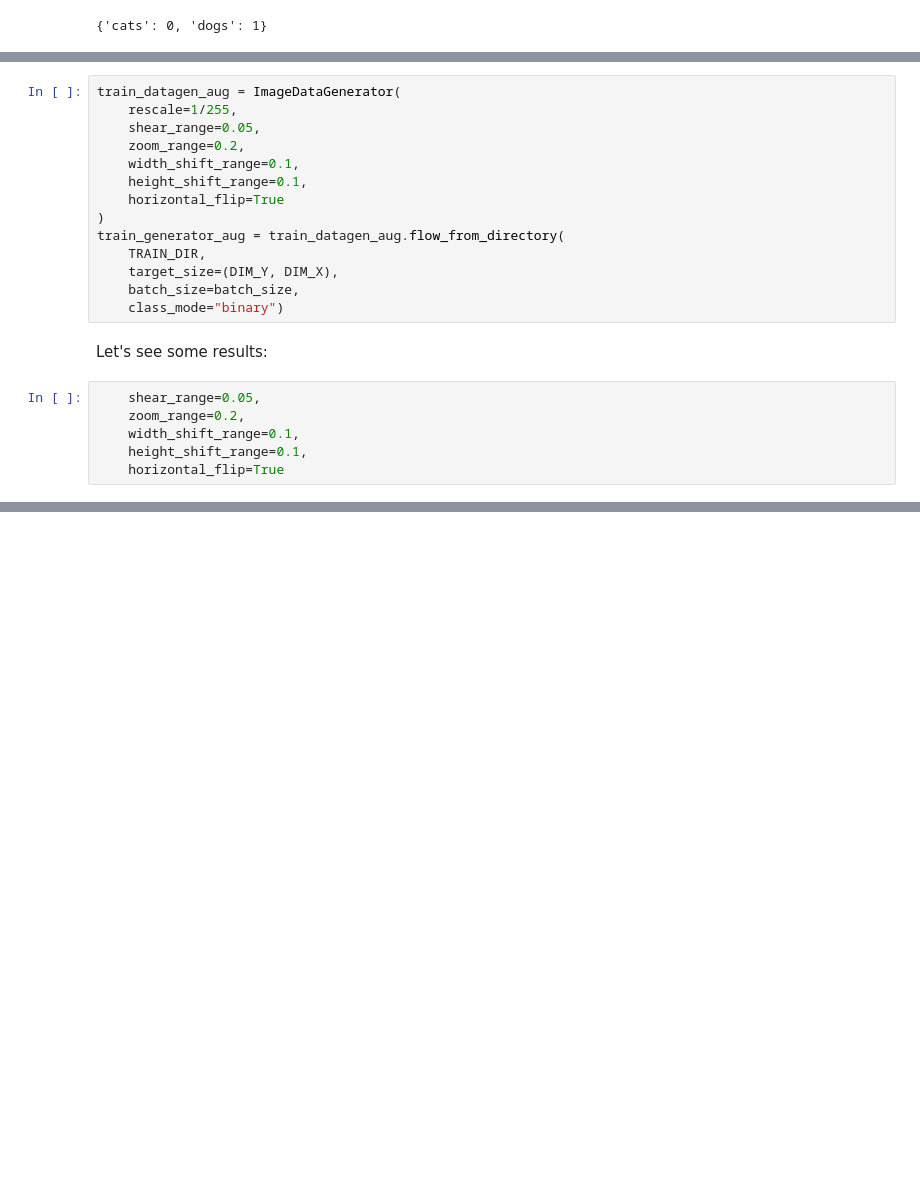
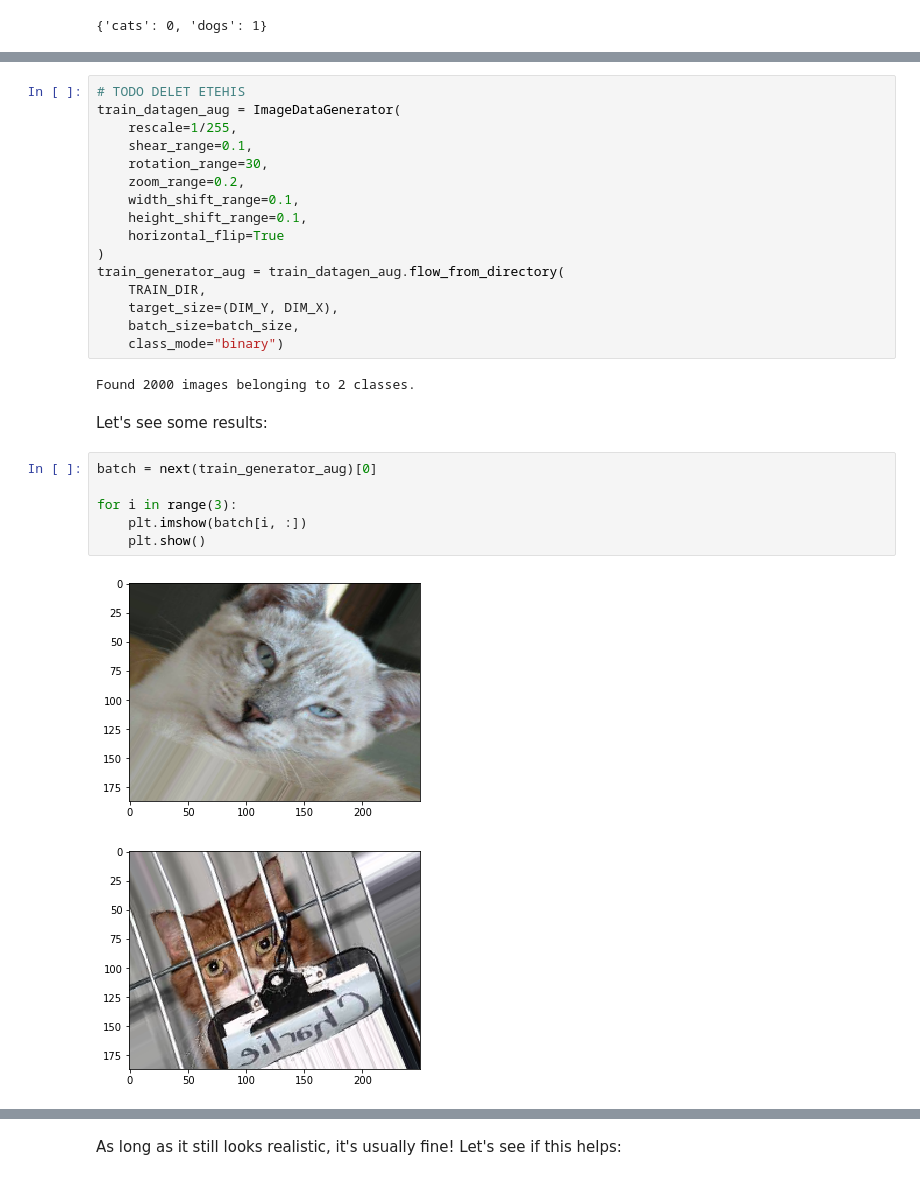
Before and after one commit to jvanlier/ML_DL_Intro_Course, a Jupyter notebook: Day2Notebooks/2_deep_learning_convnet.ipynb, the cells around one changed output, grey strips where cells are left out. Drawn from its saved outputs; the diff is of its cells as text; blank space fills up the shorter version.

```diff
--- a/Day2Notebooks/2_deep_learning_convnet.ipynb
+++ b/Day2Notebooks/2_deep_learning_convnet.ipynb
@@ -245,7 +253,9 @@ train_generator_aug = train_datagen_aug.flow_from_directory(
 # %%
+# TODO DELET ETEHIS
 train_datagen_aug = ImageDataGenerator(
     rescale=1/255,
-    shear_range=0.05,
+    shear_range=0.1,
+    rotation_range=30,
     zoom_range=0.2,
     width_shift_range=0.1,
     height_shift_range=0.1,
@@ -256,11 +266,16 @@ train_generator_aug = train_datagen_aug.flow_from_directory(
     target_size=(DIM_Y, DIM_X),
     batch_size=batch_size,
     class_mode="binary")
+# %% [output]
+Found 2000 images belonging to 2 classes.
 # %% [markdown]
 Let's see some results:
-# %%
-    shear_range=0.05,
-    zoom_range=0.2,
-    width_shift_range=0.1,
-    height_shift_range=0.1,
-    horizontal_flip=True
+# %%
+batch = next(train_generator_aug)[0]
+
+for i in range(3):
+    plt.imshow(batch[i, :])
+    plt.show()
+# %% [output]
+[figure, added]
+[figure, added]
@@ -266,0 +283,2 @@ Let's see some results:
+# %% [markdown]
+As long as it still looks realistic, it's usually fine! Let's see if this helps:
```
Also changed, not shown: parts of 14 cells of this notebook.
